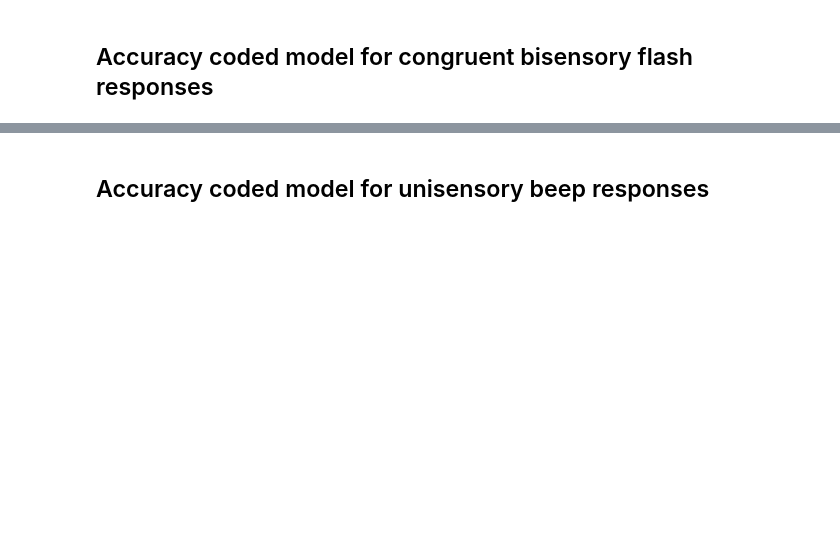
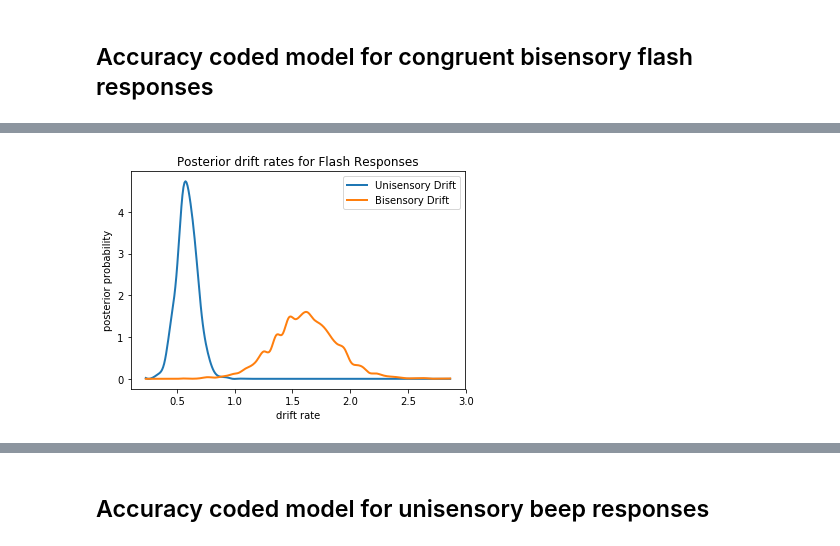
Before and after one commit to chauedwin/NumerosityHDDM, a Jupyter notebook: NewExperiment.ipynb, the cells around one changed output, grey strips where cells are left out. Cells and saved outputs as stored; diff of their text form; code cells hidden in the pictures; blank space fills up the shorter version.

```diff
--- a/NewExperiment.ipynb
+++ b/NewExperiment.ipynb
@@ -442,0 +454,11 @@ Plotting t
+# %%
+v_unif, v_unif_std = unif_acc_z.nodes_db.node[['v', 'v_std']]
+v_congrf, v_congrf_std = congrf_acc_z.nodes_db.node[['v', 'v_std']]
+hddm.analyze.plot_posterior_nodes([v_unif, v_congrf])
+plt.title("Posterior drift rates for Flash Responses")
+plt.gca().legend(("Unisensory Drift", "Bisensory Drift"))
+plt.xlabel("drift rate")
+plt.ylabel("posterior probability")
+plt.show()
+# %% [output]
+[figure, added]
```
Also changed, not shown: parts of 26 cells of this notebook.
